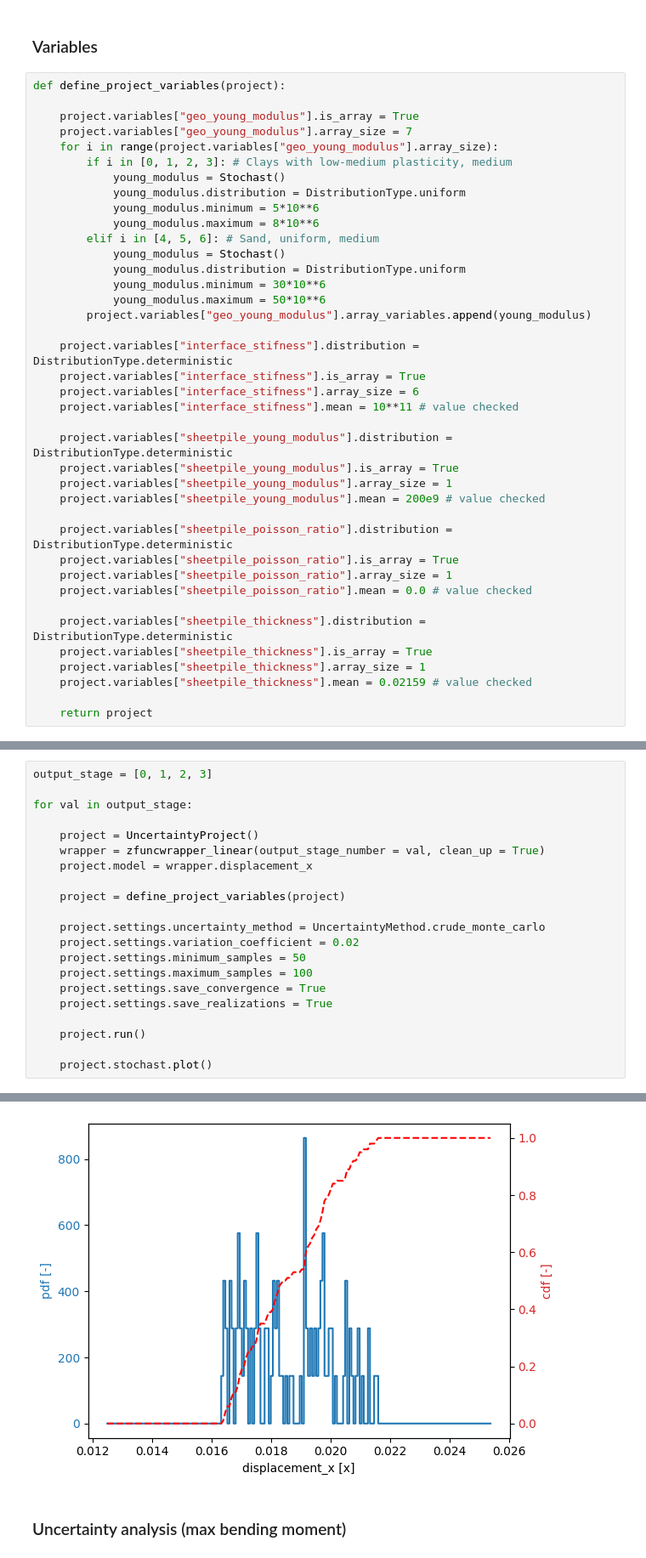
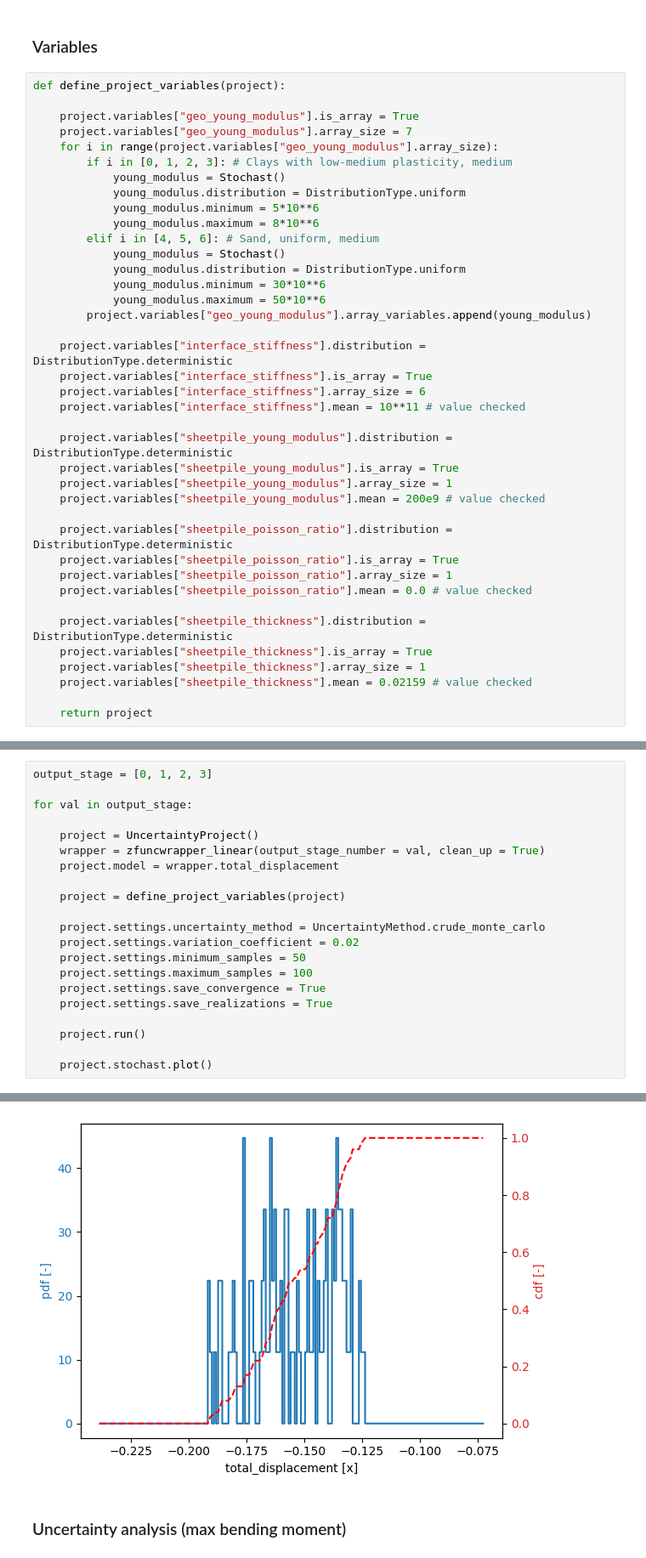
Before and after one commit to Deltares/ProbabilisticLibrary, a Jupyter notebook: sources/Deltares.Probabilistic.PWrapper.Examples/kratos/probabilistic_analysis_linear.ipynb, the cells around one changed output, grey strips where cells are left out. Shown at 85% size. Saved outputs shown, nothing was run; the diff lists cells and outputs as text.

```diff
--- a/sources/Deltares.Probabilistic.PWrapper.Examples/kratos/probabilistic_analysis_linear.ipynb
+++ b/sources/Deltares.Probabilistic.PWrapper.Examples/kratos/probabilistic_analysis_linear.ipynb
@@ -27,10 +27,10 @@ def define_project_variables(project):
             young_modulus.maximum = 50*10**6
         project.variables["geo_young_modulus"].array_variables.append(young_modulus)
 
-    project.variables["interface_stifness"].distribution = DistributionType.deterministic
-    project.variables["interface_stifness"].is_array = True
-    project.variables["interface_stifness"].array_size = 6
-    project.variables["interface_stifness"].mean = 10**11 # value checked
+    project.variables["interface_stiffness"].distribution = DistributionType.deterministic
+    project.variables["interface_stiffness"].is_array = True
+    project.variables["interface_stiffness"].array_size = 6
+    project.variables["interface_stiffness"].mean = 10**11 # value checked
 
     project.variables["sheetpile_young_modulus"].distribution = DistributionType.deterministic
     project.variables["sheetpile_young_modulus"].is_array = True
@@ -57,7 +57,7 @@ for val in output_stage:
 
     project = UncertaintyProject()
     wrapper = zfuncwrapper_linear(output_stage_number = val, clean_up = True)
-    project.model = wrapper.displacement_x
+    project.model = wrapper.total_displacement
 
     project = define_project_variables(project)
 
@@ -78,4 +78,4 @@ for val in output_stage:
-[figure, old version]
+[figure, new version]
 # %% [markdown]
 ### Uncertainty analysis (max bending moment)
 # %%
```
Also changed, not shown: parts of 4 cells of this notebook, 2 other files.
